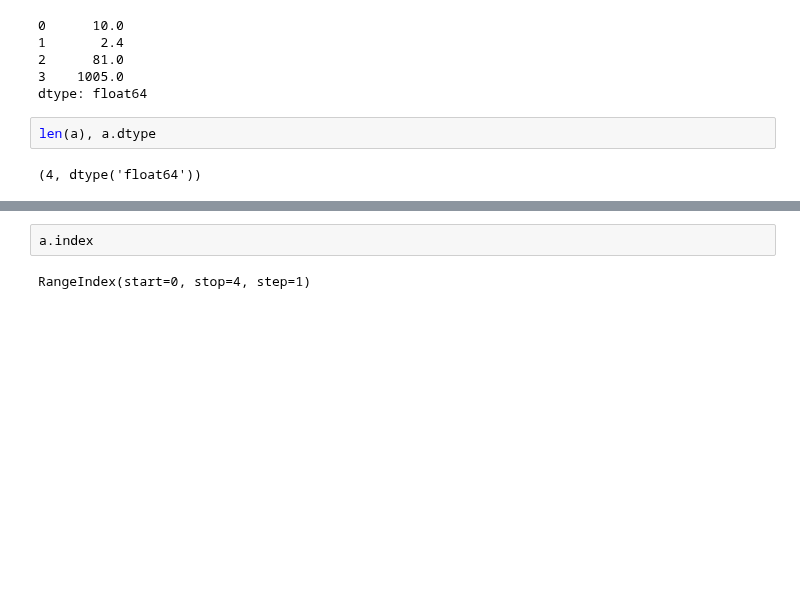
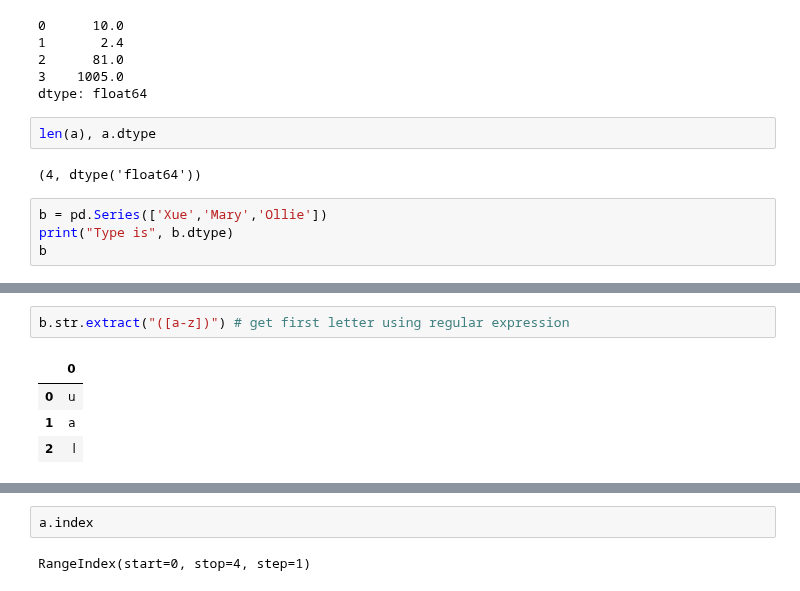
Before and after one commit to parrt/msds593, a Jupyter notebook: notebooks/pandas-intro.ipynb, the cells around one changed output, grey strips where cells are left out. Saved outputs shown, nothing was run; the diff lists cells and outputs as text; blank space fills up the shorter version.

```diff
--- a/notebooks/pandas-intro.ipynb
+++ b/notebooks/pandas-intro.ipynb
@@ -329,3 +327,7 @@ dtype: float64
 len(a), a.dtype
 # %% [output]
 (4, dtype('float64'))
+# %%
+b = pd.Series(['Xue','Mary','Ollie'])
+print("Type is", b.dtype)
+b
@@ -331,0 +355,7 @@ len(a), a.dtype
+# %%
+b.str.extract("([a-z])") # get first letter using regular expression
+# %% [output]
+|  | 0 |
+| 0 | u |
+| 1 | a |
+| 2 | l |
```
Also changed, not shown: parts of 53 cells of this notebook.
